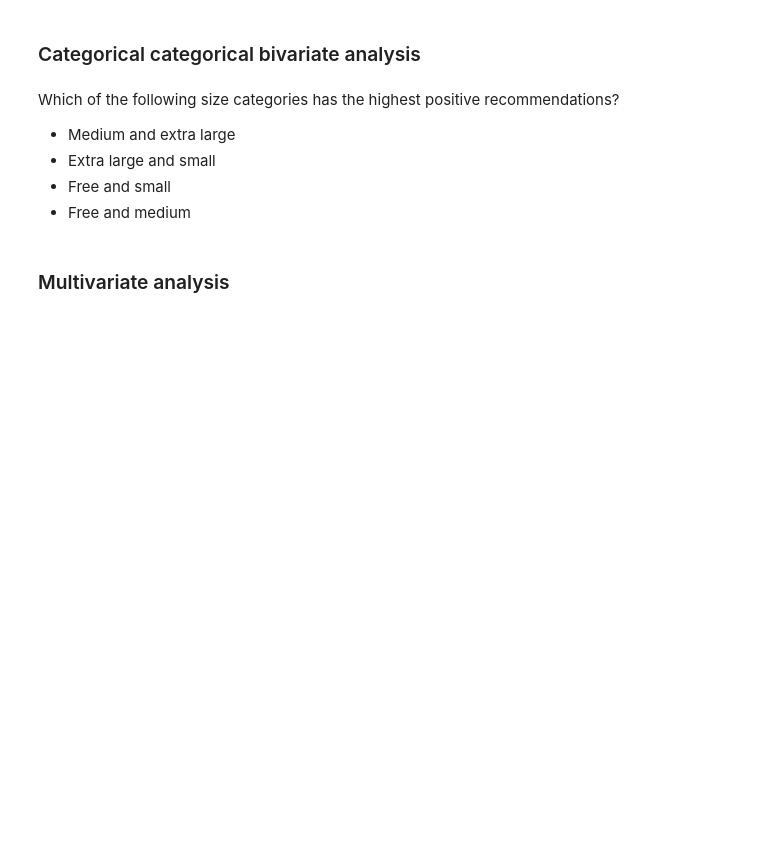
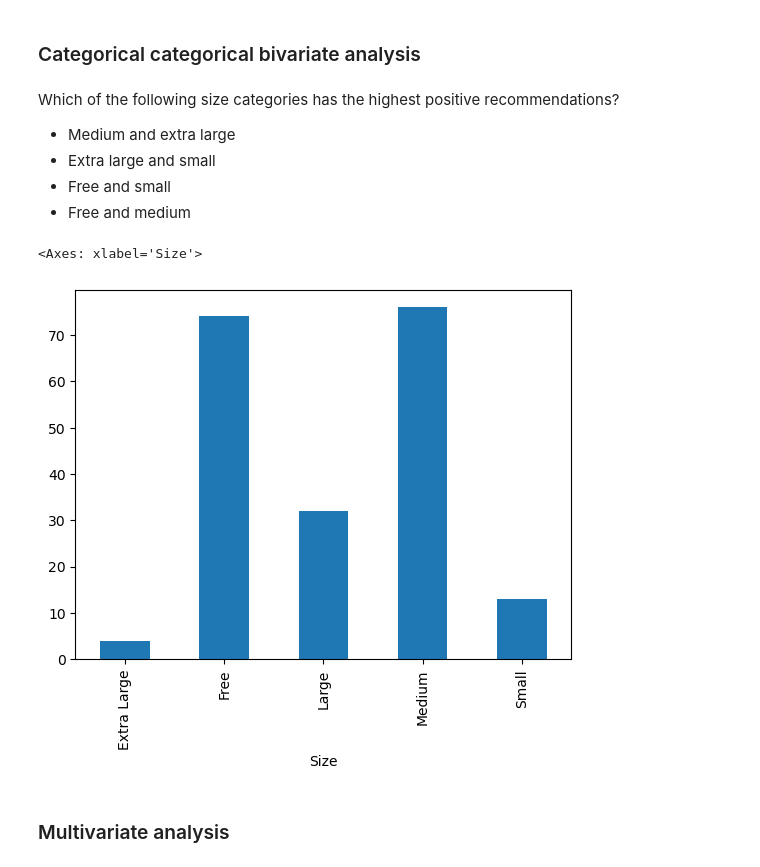
Before and after one commit to Nishanthfiona/DataScience, a Jupyter notebook: Upgrad/Course_1_Datatoolkit/EDA Data Cleaning Graded Questions/EDA Graded Exercise.ipynb, the cells around one changed output. Saved outputs shown, nothing was run; the diff lists cells and outputs as text; code cells hidden in the pictures; blank space fills up the shorter version.

```diff
--- a/Upgrad/Course_1_Datatoolkit/EDA Data Cleaning Graded Questions/EDA Graded Exercise.ipynb
+++ b/Upgrad/Course_1_Datatoolkit/EDA Data Cleaning Graded Questions/EDA Graded Exercise.ipynb
@@ -1326,5 +1358,9 @@ Which of the following size categories has the highest positive recommendations?
 # %%
 # Size vs Recommendation.
+inp0.groupby("Size")["Recommendation"].sum().plot.bar()
+# %% [output]
+<Axes: xlabel='Size'>
+[figure, added]
 # %% [markdown]
 ### Multivariate analysis
 # %% [markdown]
```
Also changed, not shown: parts of 19 cells of this notebook.
